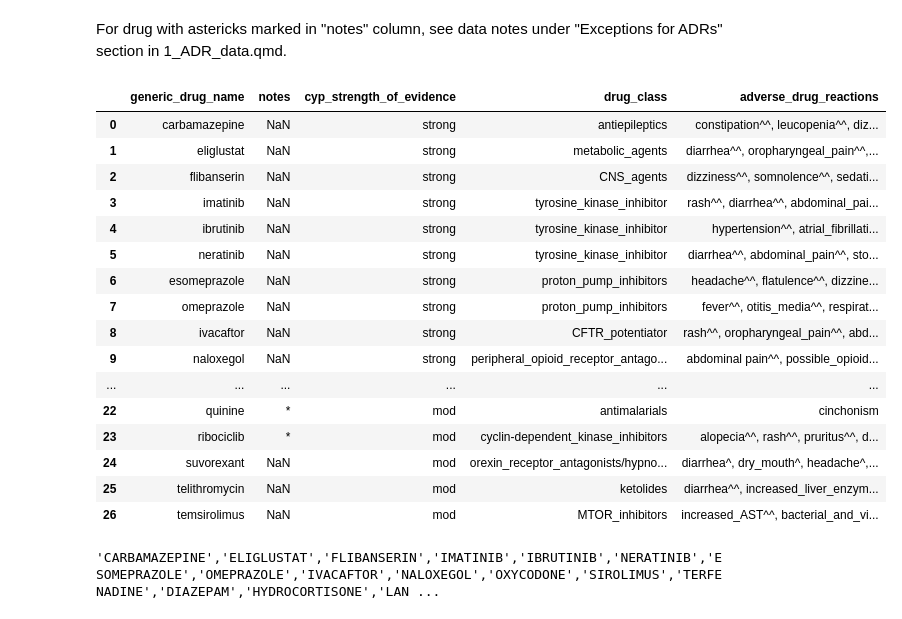
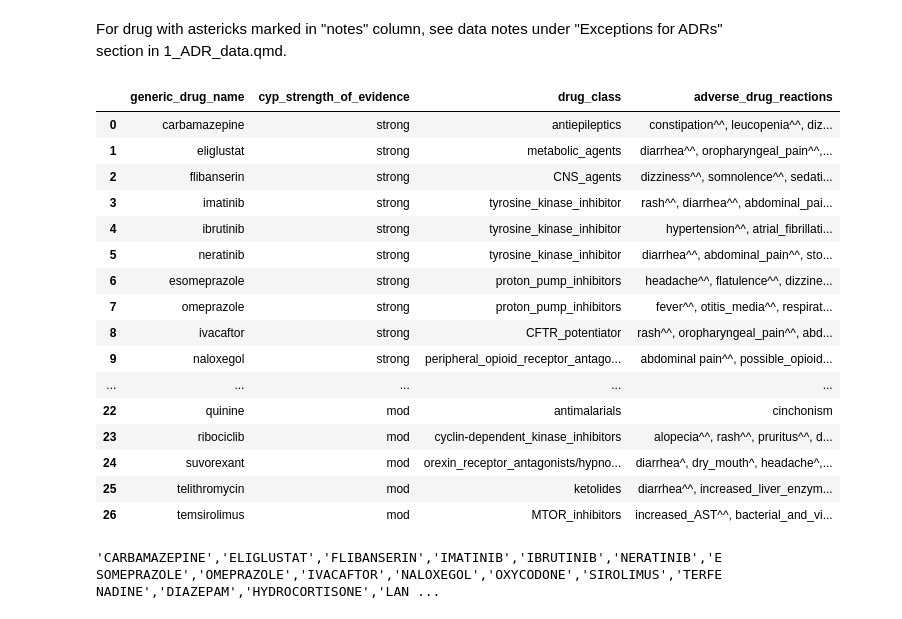
Before and after one commit to jhylin/Adverse_drug_reactions, a Jupyter notebook: ADR_test.ipynb, the cells around one changed output. Saved outputs shown, nothing was run; the diff lists cells and outputs as text; code cells hidden in the pictures.

```diff
--- a/ADR_test.ipynb
+++ b/ADR_test.ipynb
@@ -23,29 +25,30 @@ For drug with astericks marked in "notes" column, see data notes under "Exceptio
 # %%
 # drop some columns
 df = data.drop([
+    "notes",
     "first_ref",
     "second_ref",
     "date_checked"
     ], axis=1)
 df
 # %% [output]
-|  | generic_drug_name | notes | cyp_strength_of_evidence | drug_class | adverse_drug_reactions |
-| 0 | carbamazepine | NaN | strong | antiepileptics | constipation^^, leucopenia^^, diz... |
-| 1 | eliglustat | NaN | strong | metabolic_agents | diarrhea^^, oropharyngeal_pain^^,... |
-| 2 | flibanserin | NaN | strong | CNS_agents | dizziness^^, somnolence^^, sedati... |
-| 3 | imatinib | NaN | strong | tyrosine_kinase_inhibitor | rash^^, diarrhea^^, abdominal_pai... |
-| 4 | ibrutinib | NaN | strong | tyrosine_kinase_inhibitor | hypertension^^, atrial_fibrillati... |
-| 5 | neratinib | NaN | strong | tyrosine_kinase_inhibitor | diarrhea^^, abdominal_pain^^, sto... |
-| 6 | esomeprazole | NaN | strong | proton_pump_inhibitors | headache^^, flatulence^^, dizzine... |
-| 7 | omeprazole | NaN | strong | proton_pump_inhibitors | fever^^, otitis_media^^, respirat... |
-| 8 | ivacaftor | NaN | strong | CFTR_potentiator | rash^^, oropharyngeal_pain^^, abd... |
-| 9 | naloxegol | NaN | strong | peripheral_opioid_receptor_antago... | abdominal pain^^, possible_opioid... |
-| ... | ... | ... | ... | ... | ... |
-| 22 | quinine | * | mod | antimalarials | cinchonism |
-| 23 | ribociclib | * | mod | cyclin-dependent_kinase_inhibitors | alopecia^^, rash^^, pruritus^^, d... |
-| 24 | suvorexant | NaN | mod | orexin_receptor_antagonists/hypno... | diarrhea^, dry_mouth^, headache^,... |
-| 25 | telithromycin | NaN | mod | ketolides | diarrhea^^, increased_liver_enzym... |
-| 26 | temsirolimus | NaN | mod | MTOR_inhibitors | increased_AST^^, bacterial_and_vi... |
+|  | generic_drug_name | cyp_strength_of_evidence | drug_class | adverse_drug_reactions |
+| 0 | carbamazepine | strong | antiepileptics | constipation^^, leucopenia^^, diz... |
+| 1 | eliglustat | strong | metabolic_agents | diarrhea^^, oropharyngeal_pain^^,... |
+| 2 | flibanserin | strong | CNS_agents | dizziness^^, somnolence^^, sedati... |
+| 3 | imatinib | strong | tyrosine_kinase_inhibitor | rash^^, diarrhea^^, abdominal_pai... |
+| 4 | ibrutinib | strong | tyrosine_kinase_inhibitor | hypertension^^, atrial_fibrillati... |
+| 5 | neratinib | strong | tyrosine_kinase_inhibitor | diarrhea^^, abdominal_pain^^, sto... |
+| 6 | esomeprazole | strong | proton_pump_inhibitors | headache^^, flatulence^^, dizzine... |
+| 7 | omeprazole | strong | proton_pump_inhibitors | fever^^, otitis_media^^, respirat... |
+| 8 | ivacaftor | strong | CFTR_potentiator | rash^^, oropharyngeal_pain^^, abd... |
+| 9 | naloxegol | strong | peripheral_opioid_receptor_antago... | abdominal pain^^, possible_opioid... |
+| ... | ... | ... | ... | ... |
+| 22 | quinine | mod | antimalarials | cinchonism |
+| 23 | ribociclib | mod | cyclin-dependent_kinase_inhibitors | alopecia^^, rash^^, pruritus^^, d... |
+| 24 | suvorexant | mod | orexin_receptor_antagonists/hypno... | diarrhea^, dry_mouth^, headache^,... |
+| 25 | telithromycin | mod | ketolides | diarrhea^^, increased_liver_enzym... |
+| 26 | temsirolimus | mod | MTOR_inhibitors | increased_AST^^, bacterial_and_vi... |
 # %%
 string = df["generic_drug_name"].tolist()
 # Convert list of drugs into multiple strings of drug names
```
Also changed, not shown: parts of 24 cells of this notebook.
